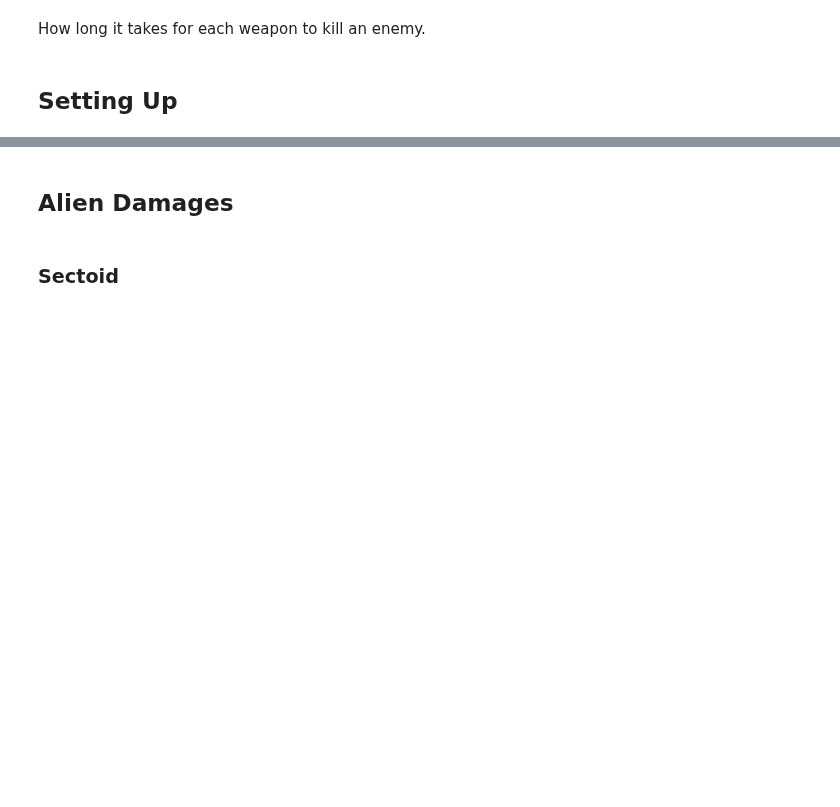
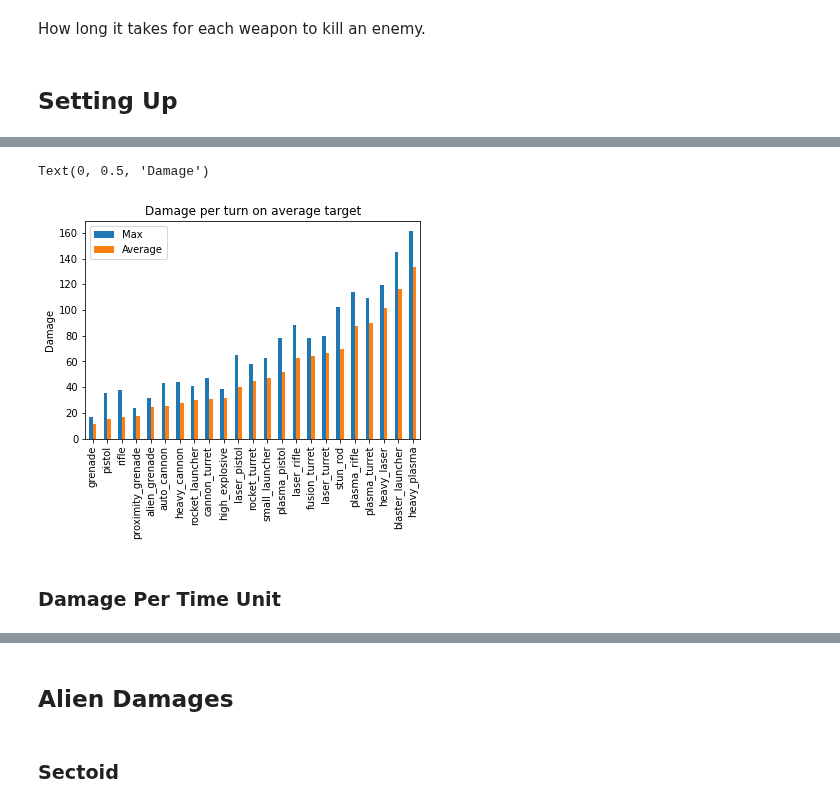
Before and after one commit to Bernardo-MG/xcom-analysis-jupyter-notebook, a Jupyter notebook: enemy_unknown/enemy_survivability.ipynb, the cells around one changed output, grey strips where cells are left out. Drawn from its saved outputs; the diff is of its cells as text; code cells hidden in the pictures; blank space fills up the shorter version.

Commit message:
Added damage ratio analysis

```diff
--- a/enemy_unknown/enemy_survivability.ipynb
+++ b/enemy_unknown/enemy_survivability.ipynb
@@ -18,0 +21,5 @@ damage_modifiers = pd.read_csv("datasets/damage_modifiers.csv")
+# %%
+weapon_damages_aliens = weapon_data_aliens.groupby(["weapon", "alien"]).mean()
+weapon_damages_aliens = weapon_damages_aliens[["penetrating_damage_expected"]]
+weapon_damages_aliens = weapon_damages_aliens.rename(columns={"penetrating_damage_expected": "turn_damage"})
+weapon_damages_aliens = weapon_damages_aliens.sort_values(by=["turn_damage"])
@@ -18,0 +30,11 @@ damage_modifiers = pd.read_csv("datasets/damage_modifiers.csv")
+# %%
+weapon_damages_average = weapon_damages_aliens.groupby(["weapon"]).mean()
+weapon_damages_average = weapon_damages_average.sort_values(by=["turn_damage"])
+# %%
+weapon_damages_max = weapon_damages_aliens.groupby(["weapon"]).max()
+weapon_damages_max = weapon_damages_max.sort_values(by=["turn_damage"])
+# %%
+average_damages_expected = weapon_damages_max.merge(weapon_damages_average, on="weapon")
+average_damages_expected = average_damages_expected.rename(columns={"turn_damage_x": "max", "turn_damage_y": "average"})
+average_damages_expected = average_damages_expected.sort_values(by=["average"])
+average_damages_expected
@@ -18,0 +60,10 @@ damage_modifiers = pd.read_csv("datasets/damage_modifiers.csv")
+# %%
+ax = average_damages_expected.plot.bar(title="Damage per turn on average target", legend=False)
+ax.legend(["Max", "Average"])
+ax.xaxis.get_label().set_visible(False)
+ax.set_ylabel("Damage")
+# %% [output]
+Text(0, 0.5, 'Damage')
+[figure, added]
+# %% [markdown]
+### Damage Per Time Unit
```
Also changed, not shown: parts of 9 cells of this notebook.
